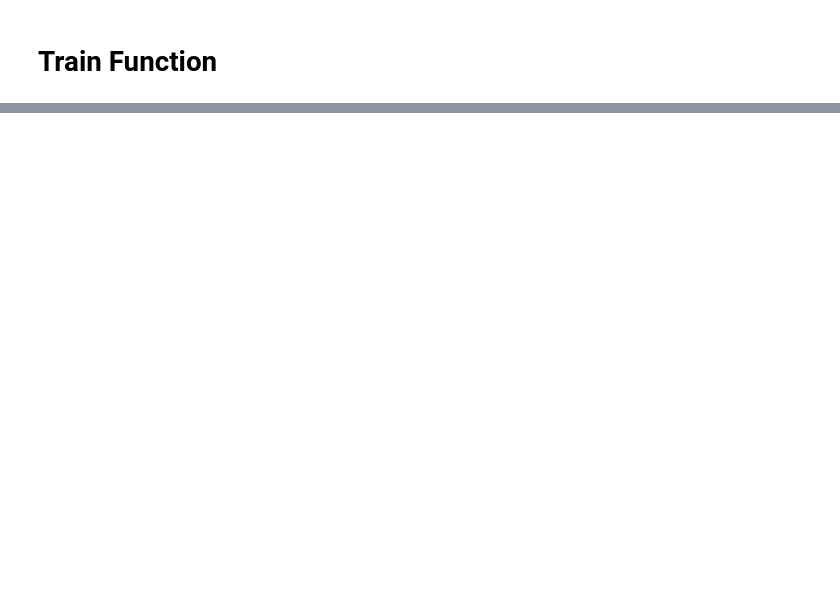
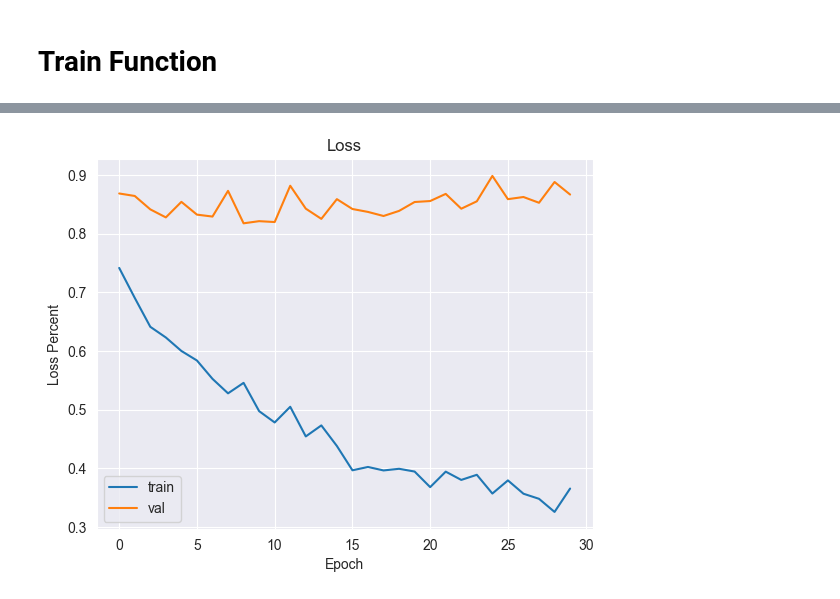
Before and after one commit to MahdiarMansouri/HOG_feature_extraction_cifar10, a Jupyter notebook: main.ipynb, the cells around one changed output, grey strips where cells are left out. Saved outputs shown, nothing was run; the diff lists cells and outputs as text; code cells hidden in the pictures; blank space fills up the shorter version.

```diff
--- a/main.ipynb
+++ b/main.ipynb
@@ -438,0 +565,10 @@ model = train_model(model, criterion, optimizer, 100)
+# %%
+plt.plot([a for a in loss_list.train], label='train')
+plt.plot([a for a in loss_list.val], label='val')
+plt.title('Loss')
+plt.xlabel('Epoch')
+plt.ylabel('Loss Percent')
+plt.legend()
+plt.show()
+# %% [output]
+[figure, added]
```
Also changed, not shown: parts of 11 cells of this notebook.
